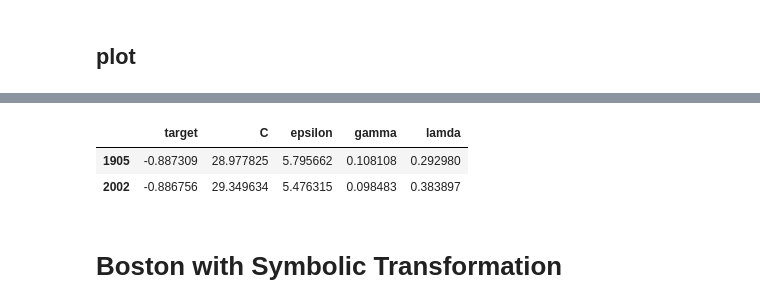
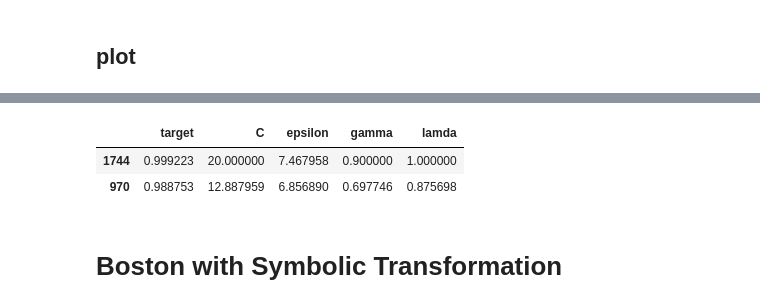
Before and after one commit to Gegori1/SVR-Extended, a Jupyter notebook: Bayesian_optimization/Bay_opt_analysis.ipynb, the cells around one changed output, grey strips where cells are left out. Drawn from its saved outputs; the diff is of its cells as text; code cells hidden in the pictures.

```diff
--- a/Bayesian_optimization/Bay_opt_analysis.ipynb
+++ b/Bayesian_optimization/Bay_opt_analysis.ipynb
@@ -34,12 +34,14 @@ px.scatter_3d(df1, x = "lamda", y = "gamma", z = "epsilon", color = "target", ho
 px.scatter(df, x="gamma", y="epsilon", color="target")
 # %% [output]
 [interactive output not drawn]
+# %%
+data = df.query("target > 0 & target <= 1")
 # %%
-df1.sort_values("target").head(2)
+data.sort_values("target", ascending = False).head(2)
 # %% [output]
 |  | target | C | epsilon | gamma | lamda |
-| 1905 | -0.887309 | 28.977825 | 5.795662 | 0.108108 | 0.292980 |
-| 2002 | -0.886756 | 29.349634 | 5.476315 | 0.098483 | 0.383897 |
+| 1744 | 0.999223 | 20.000000 | 7.467958 | 0.900000 | 1.000000 |
+| 970 | 0.988753 | 12.887959 | 6.856890 | 0.697746 | 0.875698 |
 # %% [markdown]
 # Boston with Symbolic Transformation
 # %% [markdown]
```
Also changed, not shown: parts of 2 cells of this notebook, 2 other files.
